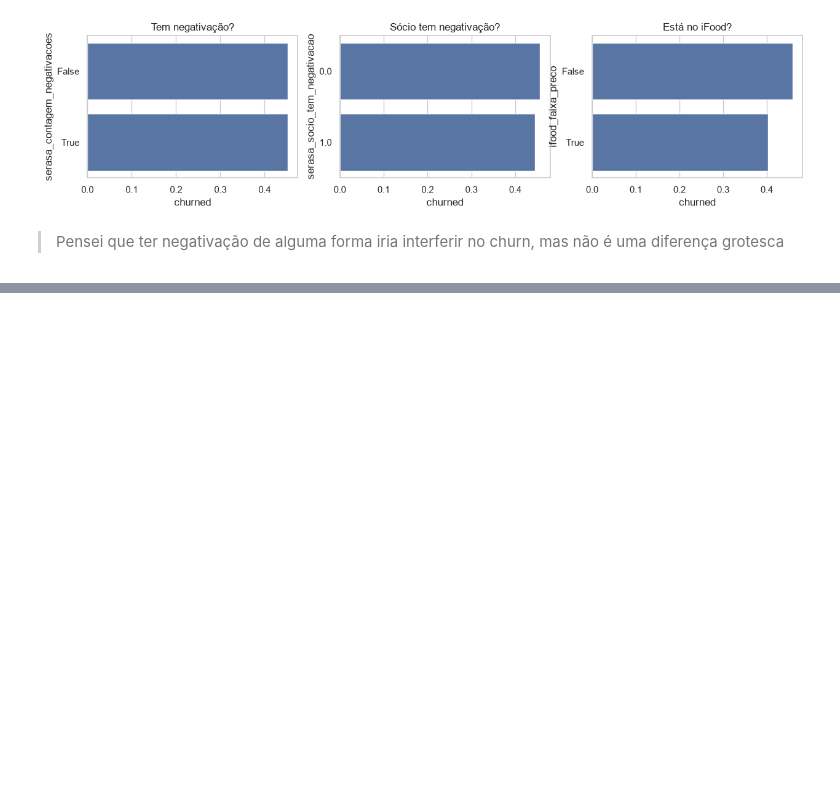
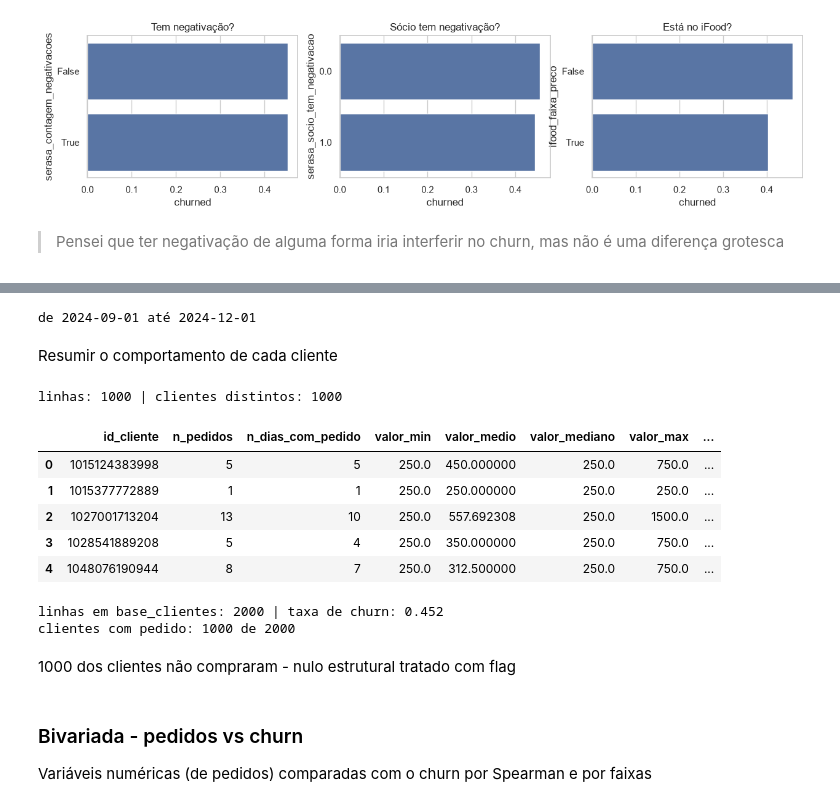
Before and after one commit to lgns-cin/CIN0144, a Jupyter notebook: EDA/com_pedidos.ipynb, the cells around one changed output, grey strips where cells are left out. Cells and saved outputs as stored; diff of their text form; code cells hidden in the pictures; blank space fills up the shorter version.

```diff
--- a/EDA/com_pedidos.ipynb
+++ b/EDA/com_pedidos.ipynb
@@ -636,0 +674,13 @@ Text(0.5, 1.0, 'Está no iFood?')
+# %%
+# tratamento dos 3 nulos encontrados
+nulos = pedidos['valor_num'].isna() | pedidos['produtos_num'].isna()
+print('ANTES:')
+display(pedidos.loc[nulos, ['id_pedido', 'id_cliente', 'valor_num', 'produtos_num']])
+
+for coluna in ['valor_num', 'produtos_num']:
+    # devolve a mediana do cliente dela
+    mediana_do_cliente = pedidos.groupby('id_cliente')[coluna].transform('median')
+    pedidos[coluna] = pedidos[coluna].fillna(mediana_do_cliente).fillna(pedidos[coluna].median())
+
+print('DEPOIS:')
+display(pedidos.loc[nulos, ['id_pedido', 'id_cliente', 'valor_num', 'produtos_num']])
@@ -636,0 +698,65 @@ Text(0.5, 1.0, 'Está no iFood?')
+# %%
+# vários pedidos no mesmo dia contam como 1 dia
+pedidos['data'] = pandas.to_datetime(pedidos['data_entrega'])
+print('de', pedidos['data'].min().date(), 'até', pedidos['data'].max().date())
+# %% [output]
+de 2024-09-01 até 2024-12-01
+# %% [markdown]
+Resumir o comportamento de cada cliente
+# %%
+DATA_REF = pedidos['data'].max()
+
+def intervalo_medio(datas):
+    dias = datas.drop_duplicates().sort_values()     # só dias distintos, em ordem
+    return dias.diff().dt.days.mean()                # diferença entre dias seguidos, em média (NaN se só há 1 dia)
+
+# agrupa os pedidos por cliente e calcula vários resumos de uma vez
+por_cliente = pedidos.groupby('id_cliente').agg(
+    n_pedidos=('id_pedido', 'count'),
+    n_dias_com_pedido=('data', 'nunique'),
+    valor_min=('valor_num', 'min'),
+    valor_medio=('valor_num', 'mean'),
+    valor_mediano=('valor_num', 'median'),
+    valor_max=('valor_num', 'max'),
+    produtos_min=('produtos_num', 'min'),
+    produtos_medio=('produtos_num', 'mean'),
+    produtos_mediano=('produtos_num', 'median'),
+    produtos_max=('produtos_num', 'max'),
+    ultima_data=('data', 'max'),
+)
+
+por_cliente['recencia_dias'] = (DATA_REF - por_cliente['ultima_data']).dt.days
+por_cliente['intervalo_medio_dias'] = pedidos.groupby('id_cliente')['data'].apply(intervalo_medio)
+por_cliente = por_cliente.drop(columns='ultima_data').reset_index()
+
+print('linhas:', len(por_cliente), '| clientes distintos:', por_cliente['id_cliente'].nunique())
+por_cliente.head()
+# %% [output]
+linhas: 1000 | clientes distintos: 1000
+|  | id_cliente | n_pedidos | n_dias_com_pedido | valor_min | valor_medio | valor_mediano | valor_max | ... |
+| 0 | 1015124383998 | 5 | 5 | 250.0 | 450.000000 | 250.0 | 750.0 | ... |
+| 1 | 1015377772889 | 1 | 1 | 250.0 | 250.000000 | 250.0 | 250.0 | ... |
+| 2 | 1027001713204 | 13 | 10 | 250.0 | 557.692308 | 250.0 | 1500.0 | ... |
+| 3 | 1028541889208 | 5 | 4 | 250.0 | 350.000000 | 250.0 | 750.0 | ... |
+| 4 | 1048076190944 | 8 | 7 | 250.0 | 312.500000 | 250.0 | 750.0 | ... |
+# %%
+base_clientes = leads.merge(por_cliente, on='id_cliente', how='left', validate='one_to_one')
+
+# flag - lead tem pedido ?
+base_clientes['tem_pedido'] = base_clientes['n_pedidos'].notna().astype(int)
+
+assert len(base_clientes) == len(leads)        # associa o conjunto de pedidos a um cliente - msm qnt de linhas agr
+print('linhas em base_clientes:', len(base_clientes), '| taxa de churn:', round(base_clientes['churned'].mean(), 3))
+print('clientes com pedido:', base_clientes['tem_pedido'].sum(), 'de', len(base_clientes))
+
+# só os clientes com pedido
+com_pedido = base_clientes[base_clientes['tem_pedido'] == 1]
+# %% [output]
+linhas em base_clientes: 2000 | taxa de churn: 0.452
+clientes com pedido: 1000 de 2000
+# %% [markdown]
+1000 dos clientes não compraram - nulo estrutural tratado com flag
+# %% [markdown]
+### Bivariada - pedidos vs churn
+
+Variáveis numéricas (de pedidos) comparadas com o churn por Spearman e por faixas
```
Also changed, not shown: parts of 16 cells of this notebook.
